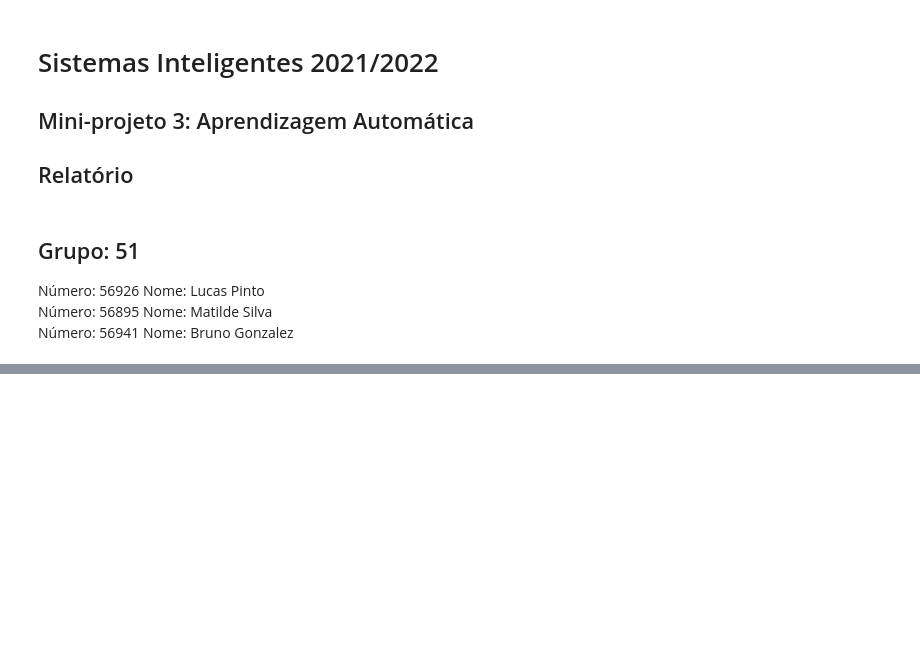
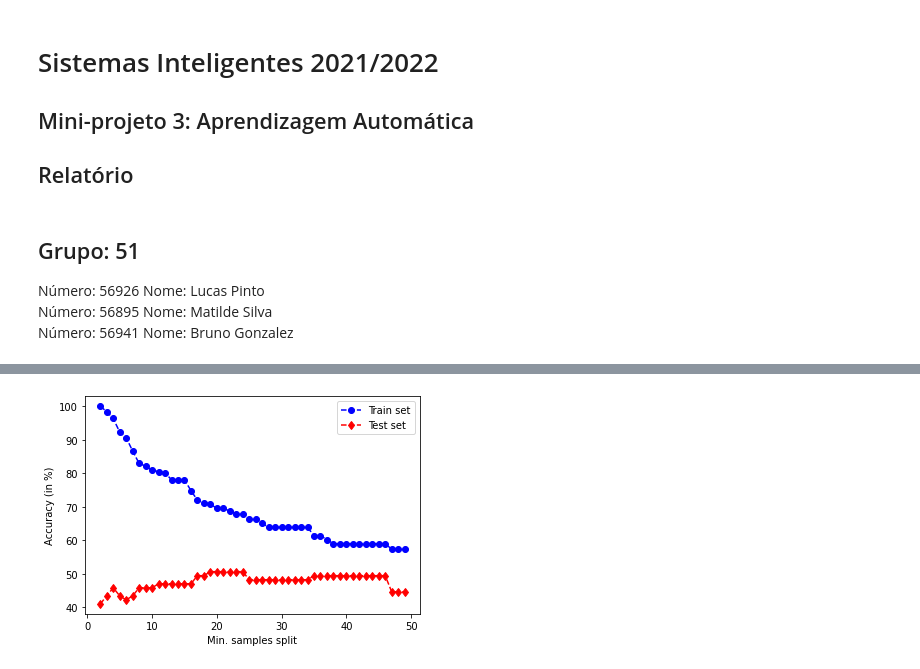
Before and after one commit to luckspt/si-projeto, a Jupyter notebook: P3/SI-proj3-51.ipynb, the cells around one changed output, grey strips where cells are left out. Saved outputs shown, nothing was run; the diff lists cells and outputs as text; code cells hidden in the pictures; blank space fills up the shorter version.

Commit message:
modelos

```diff
--- a/P3/SI-proj3-51.ipynb
+++ b/P3/SI-proj3-51.ipynb
@@ -432,0 +63,7 @@ df_cirrose_test_Xdum
+# %%
+from sklearn.model_selection import train_test_split
+
+X_train, X_test, y_train, y_test = train_test_split(Xdum,
+                                                    y,
+                                                    train_size=.75,
+                                                    random_state=2)
@@ -432,0 +87,17 @@ df_cirrose_test_Xdum
+# %%
+dt = DecisionTreeClassifier(
+    criterion='entropy', min_samples_leaf=21, random_state=2)
+dt.fit(X_train, y_train)
+
+print(f'Precisão teste: {dt.score(X_test, y_test)}')
+print(f'Precisão treino: {dt.score(X_train, y_train)}\n')
+
+
+scores = cross_val_score(dt,
+                         X=X_test,
+                         y=y_test,
+                         cv=5
+                         )
+print('Precisão Cross Validation k=5:', *scores, sep='\n\t')
+print('Precisão média do Cross Validation: %.3f +/- %.3f' %
+      (np.mean(scores), np.std(scores)))
@@ -432,0 +125,23 @@ df_cirrose_test_Xdum
+# %%
+import matplotlib.pyplot as plt
+
+train = []
+test = []
+rng = list(range(2, 50))
+
+for i in rng:
+    ad = DecisionTreeClassifier(
+        criterion='entropy', min_samples_split=i, random_state=2)
+    ad = ad.fit(X_train, y_train)
+    train.append(ad.score(X_train, y_train) * 100)
+    test.append(ad.score(X_test, y_test) * 100)
+
+
+plt.plot(rng, train, 'bo--', label='Train set')
+plt.plot(rng, test, 'rd--', label='Test set')
+plt.xlabel('Min. samples split')
+plt.ylabel('Accuracy (in %)')
+plt.legend()
+plt.show()
+# %% [output]
+[figure, added]
```
Also changed, not shown: parts of 42 cells of this notebook, 1 other file.
